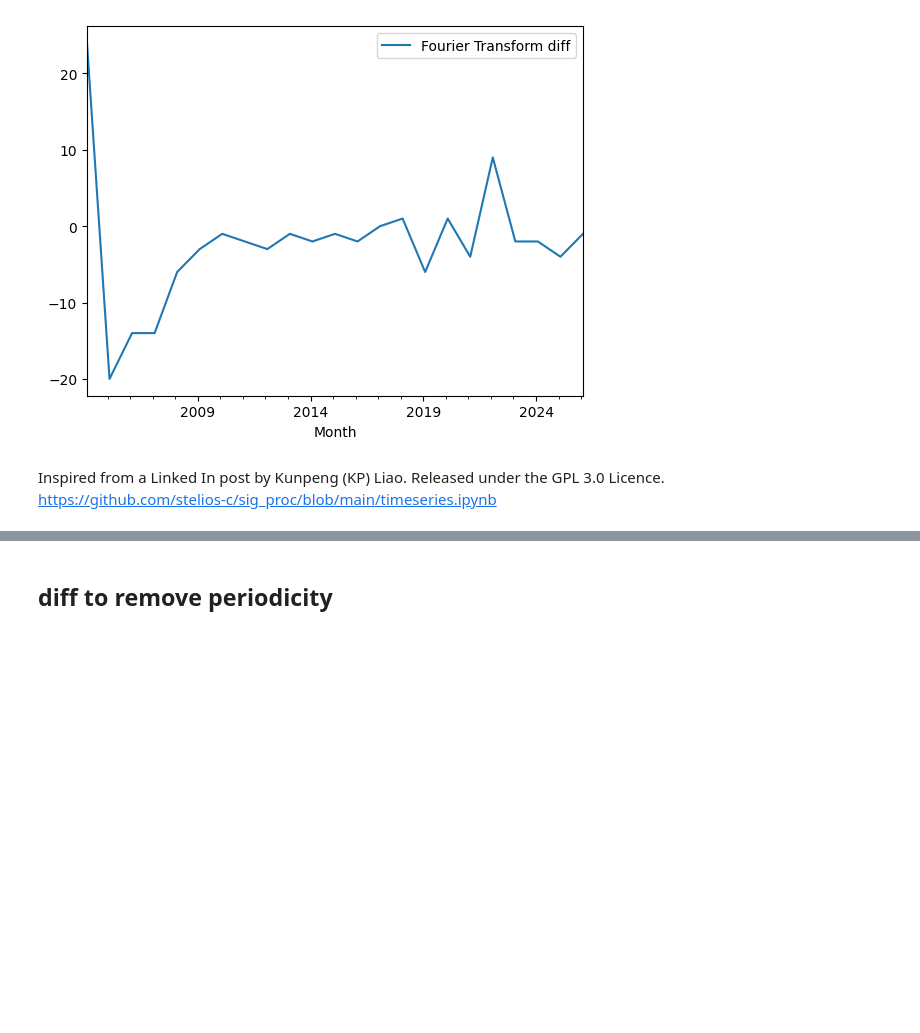
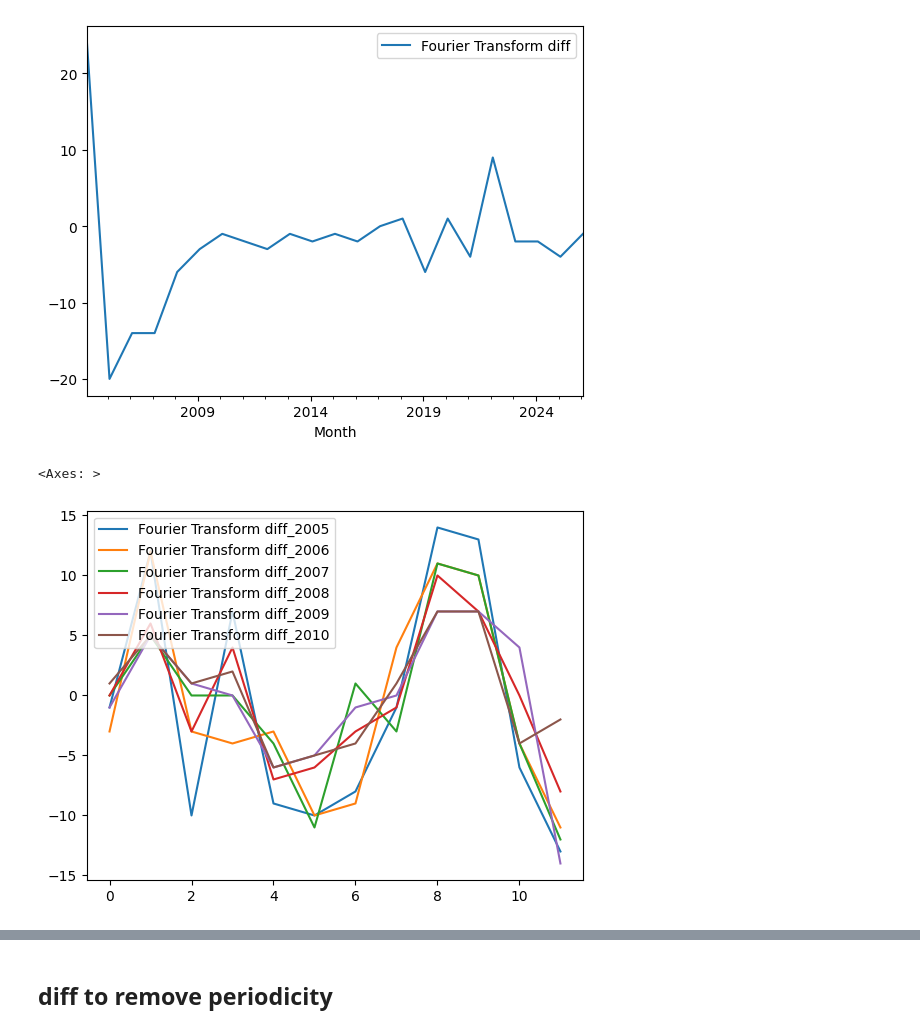
Before and after one commit to stelios-c/sig_proc, a Jupyter notebook: pydata_london2025/timeseries.ipynb, the cells around one changed output, grey strips where cells are left out. Saved outputs shown, nothing was run; the diff lists cells and outputs as text; code cells hidden in the pictures; blank space fills up the shorter version.

Commit message:
anomaly detection visually and through cross correlation

```diff
--- a/pydata_london2025/timeseries.ipynb
+++ b/pydata_london2025/timeseries.ipynb
@@ -171,6 +171,25 @@ np.float64(0.3011237691981302)
 # %% [output]
 <Axes: xlabel='Month'>
 [figure]
-# %% [markdown]
-Inspired from a Linked In post by Kunpeng (KP) Liao. Released under the GPL 3.0 Licence.
-https://github.com/stelios-c/sig_proc/blob/main/timeseries.ipynb
+# %%
+def year_drop_index(df,year_str):
+    return (df
+    .pipe(non_partial_diff)
+    .loc[year_str]
+    .reset_index()
+    .drop(columns='Month')
+    )
+# %%
+(year_drop_index(trends_df,'2005')
+ .merge(year_drop_index(trends_df,'2006'),left_index=True, right_index=True,suffixes=('_2005', '_2006'))
+ .merge(year_drop_index(trends_df,'2007'),left_index=True, right_index=True,suffixes=(None,'_2007'))
+ .merge(year_drop_index(trends_df,'2008'),left_index=True, right_index=True,suffixes=('_2007','_2008'))
+ .merge(year_drop_index(trends_df,'2009'),left_index=True, right_index=True,suffixes=(None,'_2009'))
+ .merge(year_drop_index(trends_df,'2010'),left_index=True, right_index=True,suffixes=('_2009','_2010'))
+
+ .plot()
+
+)
+# %% [output]
+<Axes: >
+[figure, added]
```
Also changed, not shown: parts of 2 cells of this notebook.
